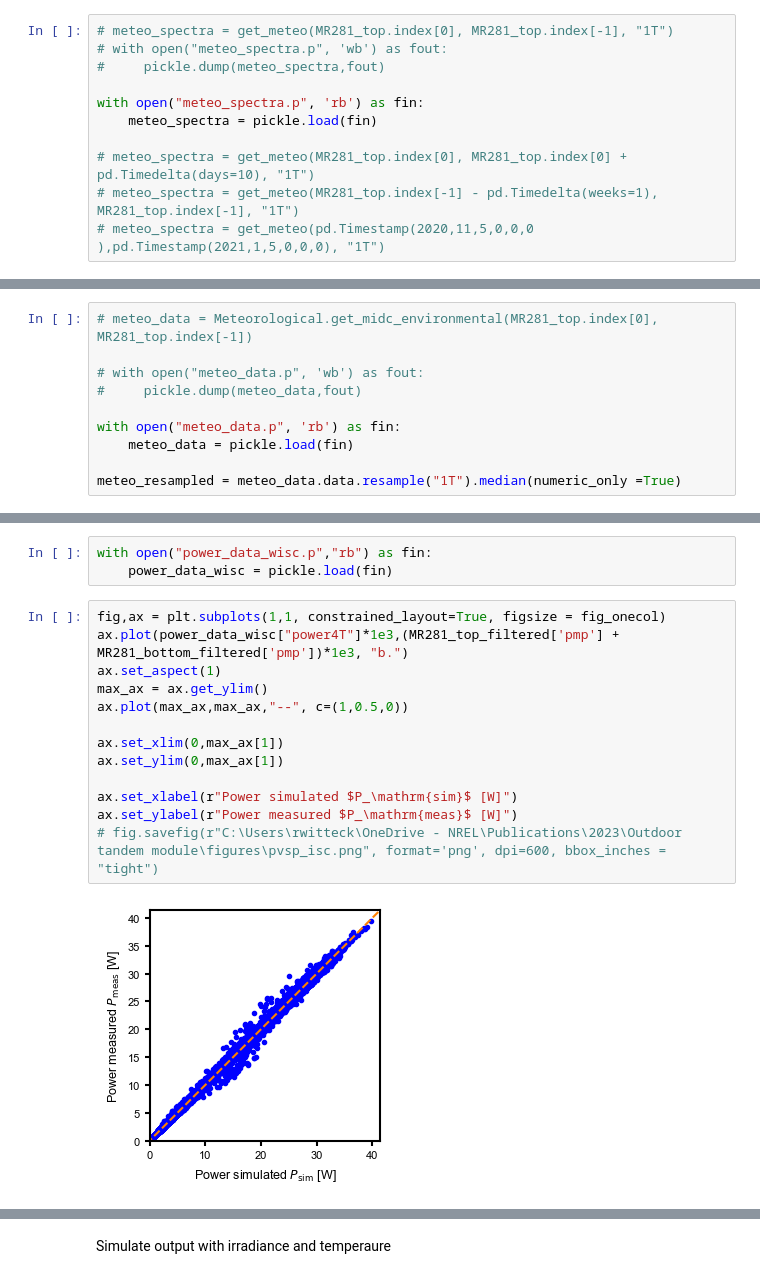
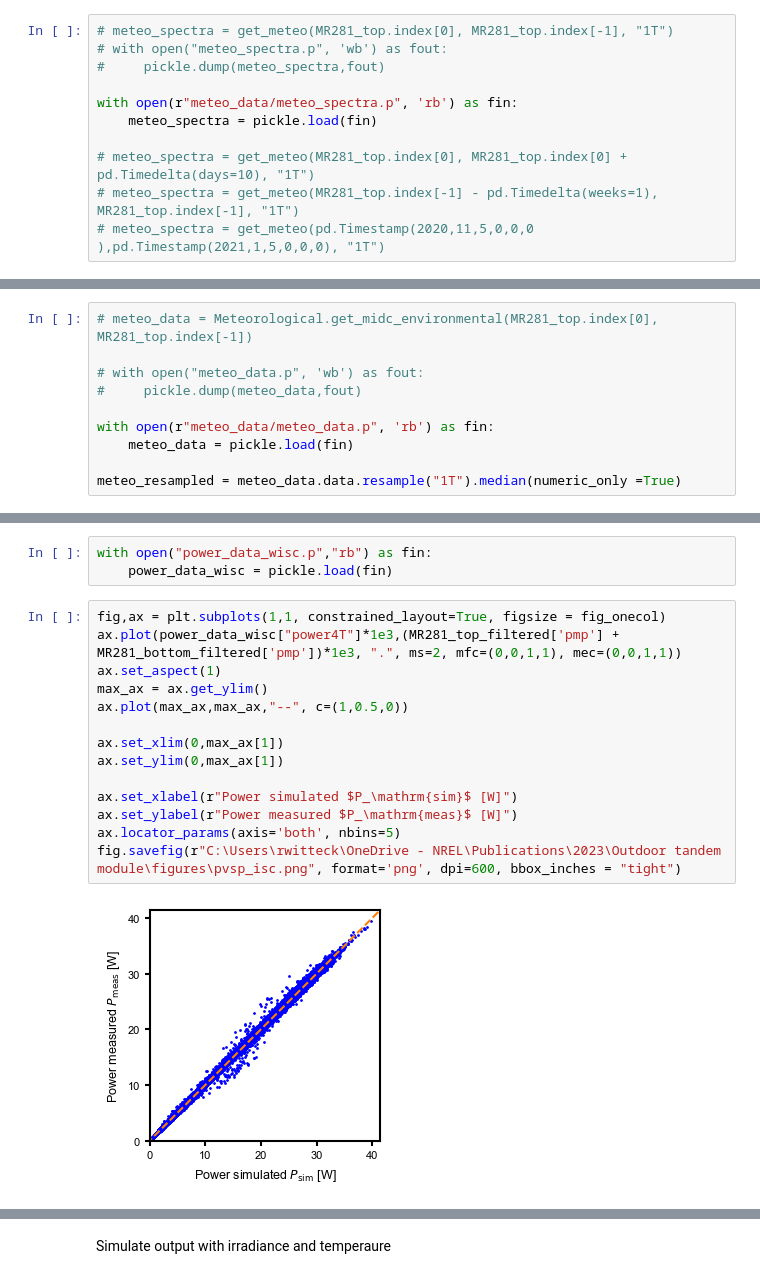
Before and after one commit to roberthilleck/PVcircuit, a Jupyter notebook: notebooks/remodel_iiiv-Si_4T.ipynb, the cells around one changed output, grey strips where cells are left out. Drawn from its saved outputs; the diff is of its cells as text.

```diff
--- a/notebooks/remodel_iiiv-Si_4T.ipynb
+++ b/notebooks/remodel_iiiv-Si_4T.ipynb
@@ -1571,7 +1590,7 @@ Load spectral data
 # with open("meteo_spectra.p", 'wb') as fout:
 #     pickle.dump(meteo_spectra,fout)
 
-with open("meteo_spectra.p", 'rb') as fin:
+with open(r"meteo_data/meteo_spectra.p", 'rb') as fin:
     meteo_spectra = pickle.load(fin)
 
 # meteo_spectra = get_meteo(MR281_top.index[0], MR281_top.index[0] + pd.Timedelta(days=10), "1T")
@@ -1587,7 +1606,7 @@ Load all meteorological data for comparison of irradiance sensors, snow etc.
 # with open("meteo_data.p", 'wb') as fout:
 #     pickle.dump(meteo_data,fout)
 
-with open("meteo_data.p", 'rb') as fin:
+with open(r"meteo_data/meteo_data.p", 'rb') as fin:
     meteo_data = pickle.load(fin)
 
 meteo_resampled = meteo_data.data.resample("1T").median(numeric_only =True)
@@ -3004,16 +3039,17 @@ with open("power_data_wisc.p","rb") as fin:
     power_data_wisc = pickle.load(fin)
 # %%
 fig,ax = plt.subplots(1,1, constrained_layout=True, figsize = fig_onecol)
-ax.plot(power_data_wisc["power4T"]*1e3,(MR281_top_filtered['pmp'] + MR281_bottom_filtered['pmp'])*1e3, "b.")
+ax.plot(power_data_wisc["power4T"]*1e3,(MR281_top_filtered['pmp'] + MR281_bottom_filtered['pmp'])*1e3, ".", ms=2, mfc=(0,0,1,1), mec=(0,0,1,1))
 ax.set_aspect(1)
 max_ax = ax.get_ylim()
 ax.plot(max_ax,max_ax,"--", c=(1,0.5,0))
 
 ax.set_xlim(0,max_ax[1])
 ax.set_ylim(0,max_ax[1])
 
 ax.set_xlabel(r"Power simulated $P_\mathrm{sim}$ [W]")
 ax.set_ylabel(r"Power measured $P_\mathrm{meas}$ [W]")
-# fig.savefig(r"C:\Users\rwitteck\OneDrive - NREL\Publications\2023\Outdoor tandem module\figures\pvsp_isc.png", format='png', dpi=600, bbox_inches = "tight")
+ax.locator_params(axis='both', nbins=5)
+fig.savefig(r"C:\Users\rwitteck\OneDrive - NREL\Publications\2023\Outdoor tandem module\figures\pvsp_isc.png", format='png', dpi=600, bbox_inches = "tight")
 # %% [output]
-[figure, old version]
+[figure, new version]
```
Also changed, not shown: parts of 13 cells of this notebook.
